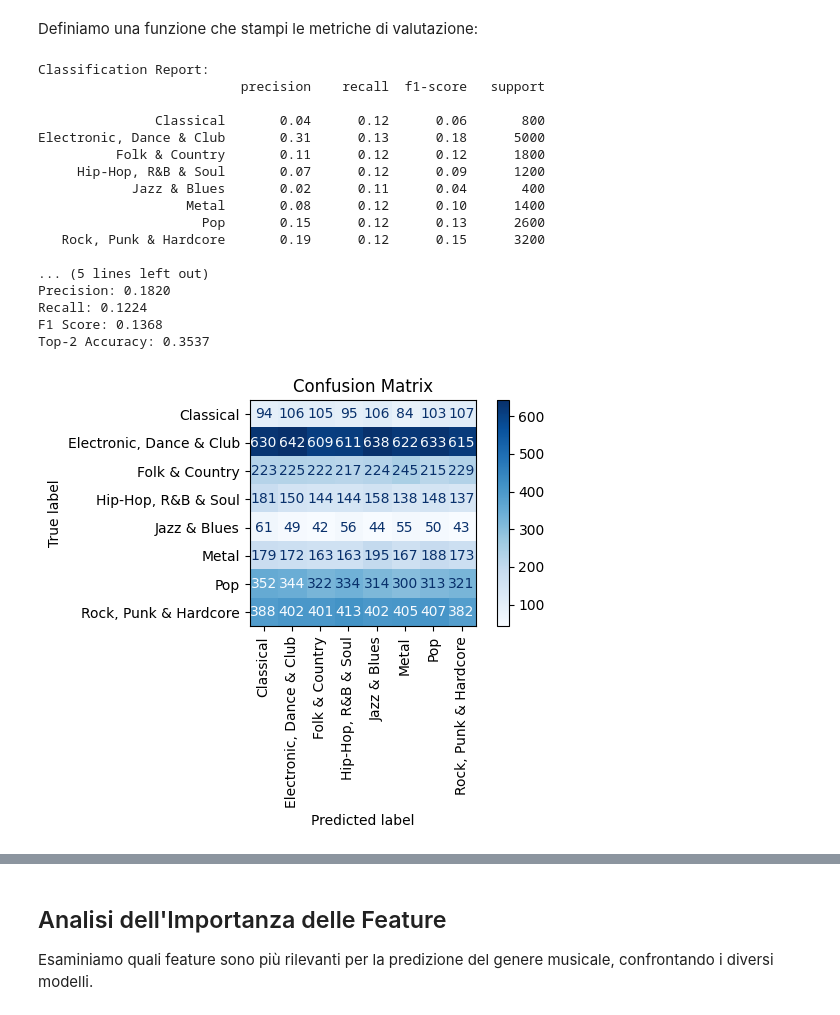
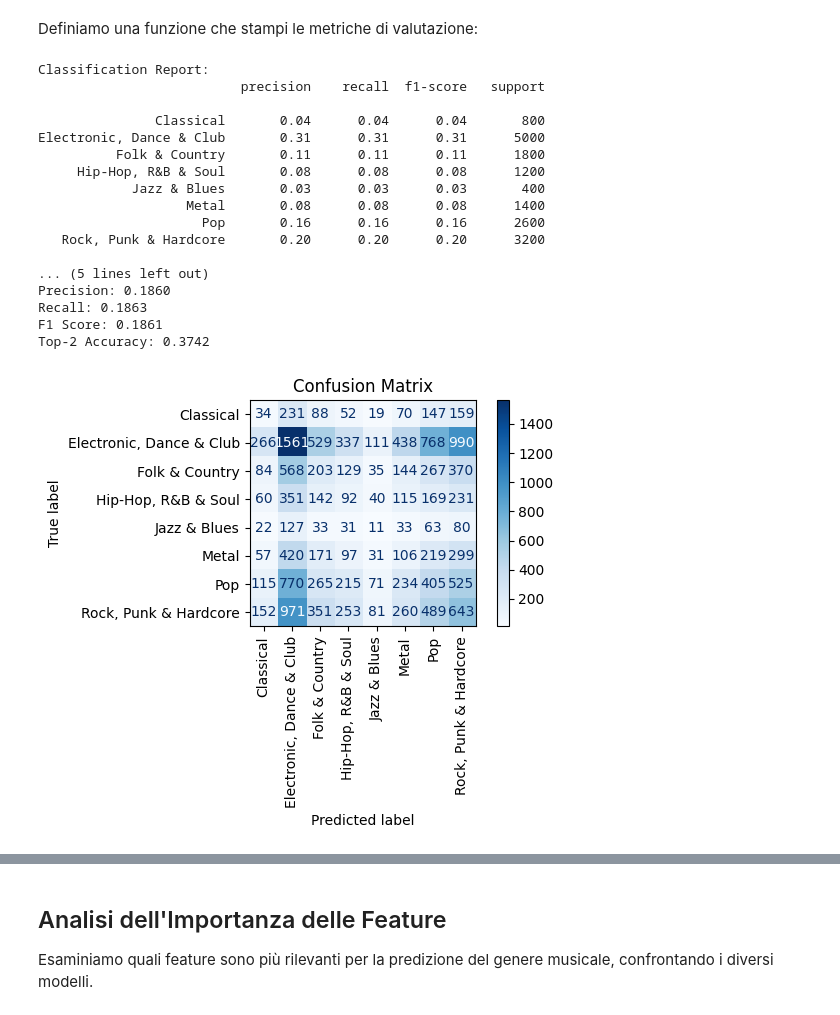
Before and after one commit to MarcelloSpagnoli/Data-Intensive-Exam-Project, a Jupyter notebook: final.ipynb, the cells around one changed output, grey strips where cells are left out. Drawn from its saved outputs; the diff is of its cells as text; code cells hidden in the pictures.

```diff
--- a/final.ipynb
+++ b/final.ipynb
@@ -281,0 +296,7 @@ df.drop(columns=['liveness', 'popularity'], inplace=True)
+# %%
+# One-hot encoding della tonalità: key è categorica nominale (Do, Re, Mi…),
+# non ordinale. pd.get_dummies crea 11 colonne binarie (drop_first=True evita collinearità).
+df = pd.get_dummies(df, columns=['key'], prefix='key', drop_first=True)
+
+print(f'Colonne dopo one-hot encoding di key: {df.shape[1]}')
+print([c for c in df.columns if c.startswith('key_')])
@@ -429,6 +459,6 @@ Questo modello assegna le classi a caso ed e` solo un riferimento minimo: un mod
 # %%
 from sklearn.dummy import DummyClassifier
 
-random_baseline = DummyClassifier(strategy='uniform', random_state=42)
+random_baseline = DummyClassifier(strategy='stratified', random_state=42)
 random_baseline.fit(X_train, y_train)
 # %% [output]
@@ -492,14 +520,14 @@ from sklearn.metrics import classification_report, accuracy_score
 from sklearn.metrics import precision_score, recall_score, f1_score, top_k_accuracy_score
 import matplotlib.pyplot as plt
 
-def evaluate_model(model, X_test, y_test):
-    # 1. Predizioni standard
+def evaluate_model(model, X_test, y_test, bool_show_confusion=False):
+    # Predizioni sull'insieme di test
     y_pred = model.predict(X_test)
 
     print("Classification Report:")
     print(classification_report(y_test, y_pred))
 
-    # 2. Calcolo metriche base
+    # Metriche aggregate pesate per numero di istanze per classe
     acc = accuracy_score(y_test, y_pred)
     precision = precision_score(y_test, y_pred, average='weighted', zero_division=0)
     recall = recall_score(y_test, y_pred, average='weighted', zero_division=0)
@@ -510,12 +538,15 @@ def evaluate_model(model, X_test, y_test):
     print(f"Recall: {recall:.4f}")
     print(f"F1 Score: {f1:.4f}")
 
-    # 3. FIX TOP-2 ACCURACY: Passiamo labels=model.classes_ per evitare i problemi di codifica
+    # Top-2 accuracy: conta come corretta anche la predizione se il genere reale
+    # rientra tra i due più probabili.
     probs = model.predict_proba(X_test)
     top2 = top_k_accuracy_score(y_test, probs, k=2, labels=model.classes_)
     print(f"Top-2 Accuracy: {top2:.4f}")
+    if not bool_show_confusion:
+        return
 
-    # 4. Matrice di Confusione
+    # Matrice di confusione: mostra dove il modello confonde i generi tra loro
     cm = confusion_matrix(y_test, y_pred, labels=model.classes_)
     disp = ConfusionMatrixDisplay(confusion_matrix=cm, display_labels=model.classes_)
     disp.plot(cmap='Blues', xticks_rotation=90)
@@ -523,24 +554,24 @@ def evaluate_model(model, X_test, y_test):
     plt.tight_layout()
     plt.show()
 # %%
-evaluate_model(random_baseline, X_test, y_test)
+evaluate_model(random_baseline, X_test, y_test, True)
 # %% [output]
 Classification Report:
                           precision    recall  f1-score   support
 
-               Classical       0.04      0.12      0.06       800
-Electronic, Dance & Club       0.31      0.13      0.18      5000
-          Folk & Country       0.11      0.12      0.12      1800
-     Hip-Hop, R&B & Soul       0.07      0.12      0.09      1200
-            Jazz & Blues       0.02      0.11      0.04       400
-                   Metal       0.08      0.12      0.10      1400
-                     Pop       0.15      0.12      0.13      2600
-   Rock, Punk & Hardcore       0.19      0.12      0.15      3200
+               Classical       0.04      0.04      0.04       800
+Electronic, Dance & Club       0.31      0.31      0.31      5000
+          Folk & Country       0.11      0.11      0.11      1800
+     Hip-Hop, R&B & Soul       0.08      0.08      0.08      1200
+            Jazz & Blues       0.03      0.03      0.03       400
+                   Metal       0.08      0.08      0.08      1400
+                     Pop       0.16      0.16      0.16      2600
+   Rock, Punk & Hardcore       0.20      0.20      0.20      3200
 
 ... (5 lines left out)
-Precision: 0.1820
-Recall: 0.1224
-F1 Score: 0.1368
-Top-2 Accuracy: 0.3537
+Precision: 0.1860
+Recall: 0.1863
+F1 Score: 0.1861
+Top-2 Accuracy: 0.3742
-[figure, old version]
+[figure, new version]
 # %%
```
Also changed, not shown: parts of 56 cells of this notebook.
